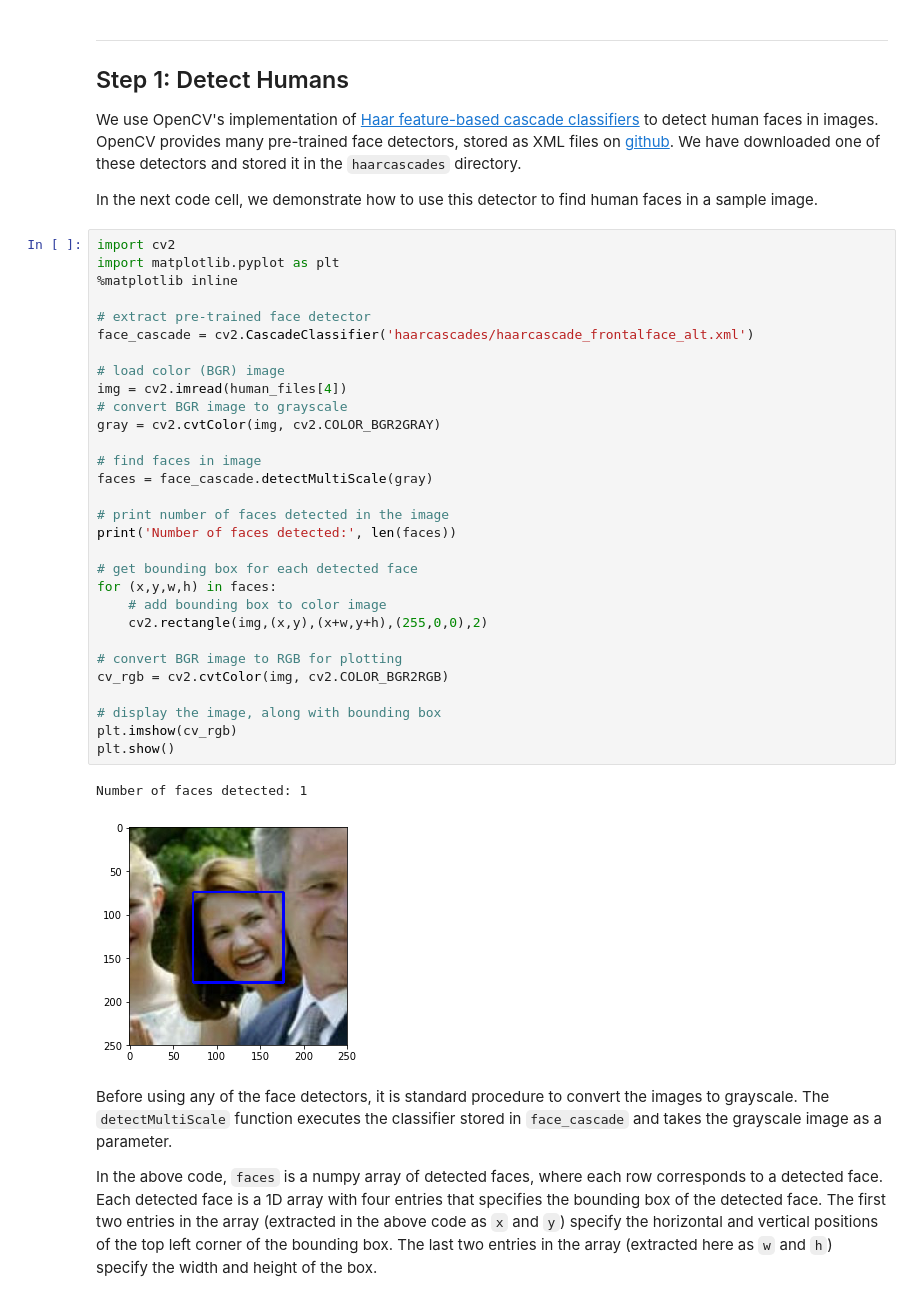
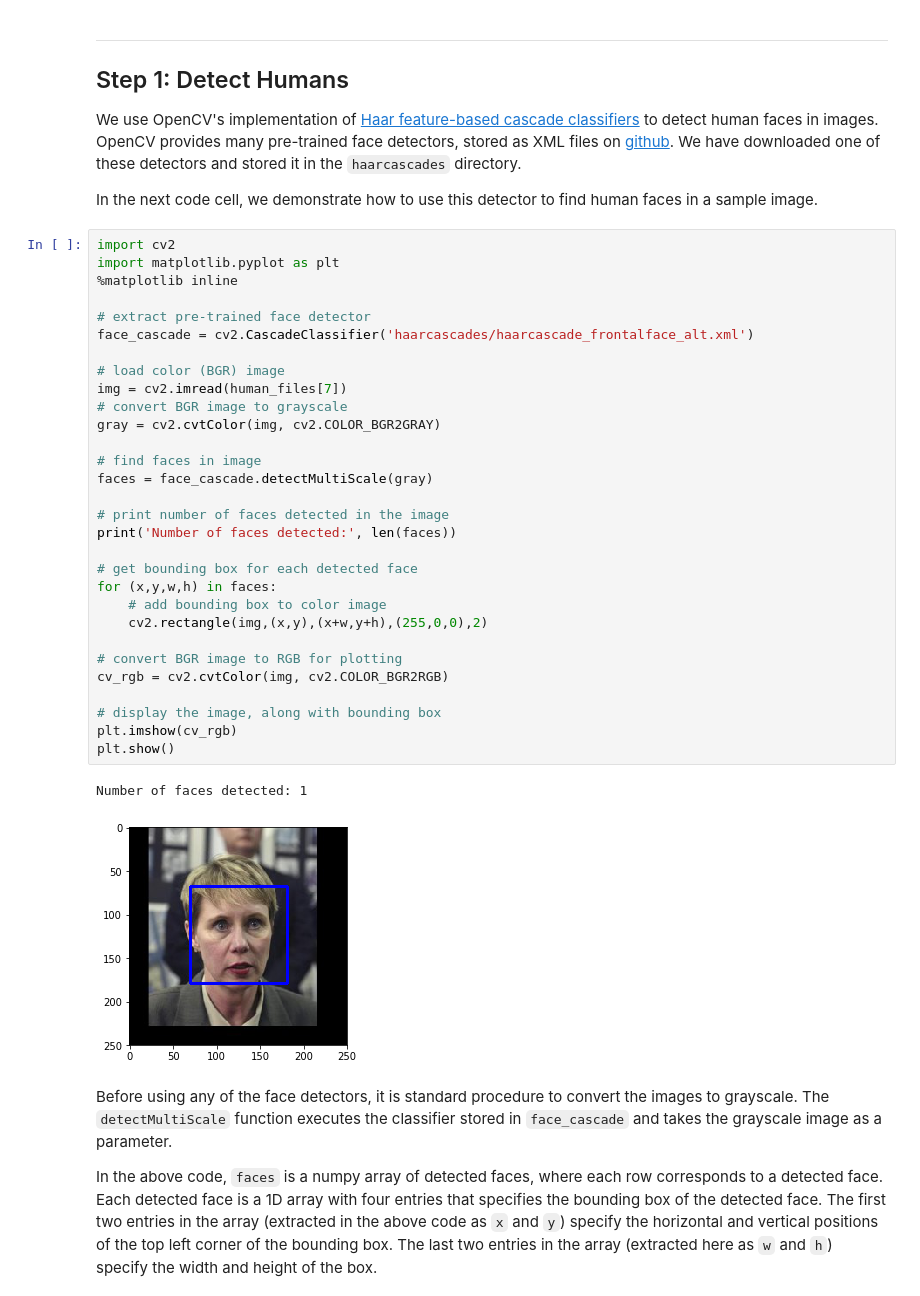
Before and after one commit to nadimintikrish/dog-project, a Jupyter notebook: dog_app.ipynb, the cells around one changed output. Cells and saved outputs as stored; diff of their text form.

```diff
--- a/dog_app.ipynb
+++ b/dog_app.ipynb
@@ -116,35 +116,35 @@ In the next code cell, we demonstrate how to use this detector to find human fac
 import cv2
 import matplotlib.pyplot as plt
 %matplotlib inline
 
 # extract pre-trained face detector
 face_cascade = cv2.CascadeClassifier('haarcascades/haarcascade_frontalface_alt.xml')
 
 # load color (BGR) image
-img = cv2.imread(human_files[4])
+img = cv2.imread(human_files[7])
 # convert BGR image to grayscale
 gray = cv2.cvtColor(img, cv2.COLOR_BGR2GRAY)
 
 # find faces in image
 faces = face_cascade.detectMultiScale(gray)
 
 # print number of faces detected in the image
 print('Number of faces detected:', len(faces))
 
 # get bounding box for each detected face
 for (x,y,w,h) in faces:
     # add bounding box to color image
     cv2.rectangle(img,(x,y),(x+w,y+h),(255,0,0),2)
 
 # convert BGR image to RGB for plotting
 cv_rgb = cv2.cvtColor(img, cv2.COLOR_BGR2RGB)
 
 # display the image, along with bounding box
 plt.imshow(cv_rgb)
 plt.show()
 # %% [output]
 Number of faces detected: 1
-[figure, old version]
+[figure, new version]
 # %% [markdown]
 Before using any of the face detectors, it is standard procedure to convert the images to grayscale.  The `detectMultiScale` function executes the classifier stored in `face_cascade` and takes the grayscale image as a parameter.
 
```
Also changed, not shown: parts of 25 cells of this notebook, 3 other files.
